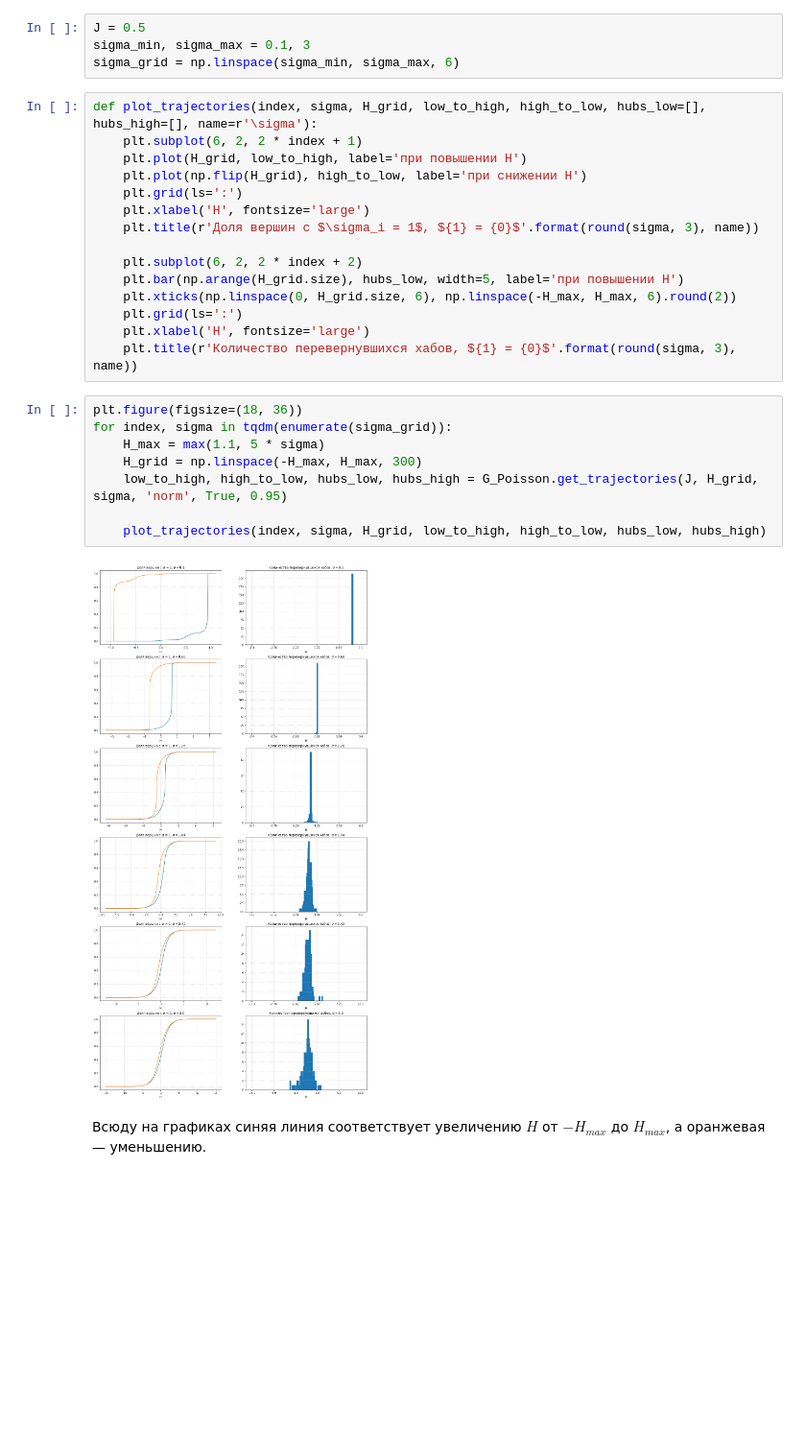
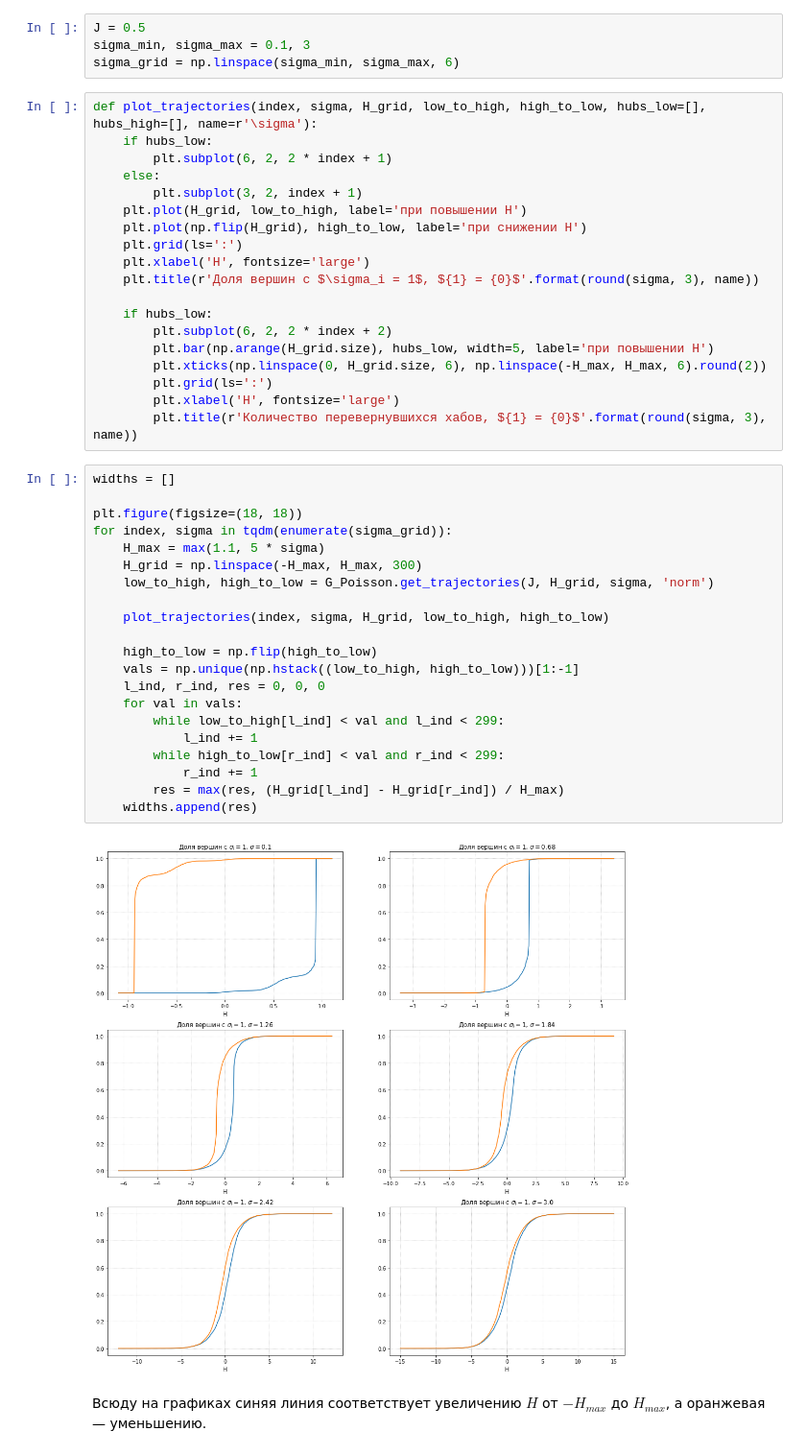
Before and after one commit to alexicon33/Ising-model, a Jupyter notebook: Code/Задача 1 - расширенная версия.ipynb, the cells around one changed output. Shown at 96% size. Saved outputs shown, nothing was run; the diff lists cells and outputs as text; blank space fills up the shorter version.

Commit message:
Added graphs with other hysteresis loop parameters

```diff
--- a/Code/Задача 1 - расширенная версия.ipynb
+++ b/Code/Задача 1 - расширенная версия.ipynb
@@ -70,28 +70,45 @@ sigma_min, sigma_max = 0.1, 3
 sigma_grid = np.linspace(sigma_min, sigma_max, 6)
 # %%
 def plot_trajectories(index, sigma, H_grid, low_to_high, high_to_low, hubs_low=[], hubs_high=[], name=r'\sigma'):
-    plt.subplot(6, 2, 2 * index + 1)
+    if hubs_low:
+        plt.subplot(6, 2, 2 * index + 1)
+    else:
+        plt.subplot(3, 2, index + 1)
     plt.plot(H_grid, low_to_high, label='при повышении H')
     plt.plot(np.flip(H_grid), high_to_low, label='при снижении H')
     plt.grid(ls=':')
     plt.xlabel('H', fontsize='large')
     plt.title(r'Доля вершин с $\sigma_i = 1$, ${1} = {0}$'.format(round(sigma, 3), name))
 
-    plt.subplot(6, 2, 2 * index + 2)
-    plt.bar(np.arange(H_grid.size), hubs_low, width=5, label='при повышении H')
-    plt.xticks(np.linspace(0, H_grid.size, 6), np.linspace(-H_max, H_max, 6).round(2))
-    plt.grid(ls=':')
-    plt.xlabel('H', fontsize='large')
-    plt.title(r'Количество перевернувшихся хабов, ${1} = {0}$'.format(round(sigma, 3), name))
+    if hubs_low:
+        plt.subplot(6, 2, 2 * index + 2)
+        plt.bar(np.arange(H_grid.size), hubs_low, width=5, label='при повышении H')
+        plt.xticks(np.linspace(0, H_grid.size, 6), np.linspace(-H_max, H_max, 6).round(2))
+        plt.grid(ls=':')
+        plt.xlabel('H', fontsize='large')
+        plt.title(r'Количество перевернувшихся хабов, ${1} = {0}$'.format(round(sigma, 3), name))
 # %%
-plt.figure(figsize=(18, 36))
+widths = []
+
+plt.figure(figsize=(18, 18))
 for index, sigma in tqdm(enumerate(sigma_grid)):
     H_max = max(1.1, 5 * sigma)
     H_grid = np.linspace(-H_max, H_max, 300)
-    low_to_high, high_to_low, hubs_low, hubs_high = G_Poisson.get_trajectories(J, H_grid, sigma, 'norm', True, 0.95)
+    low_to_high, high_to_low = G_Poisson.get_trajectories(J, H_grid, sigma, 'norm')
 
-    plot_trajectories(index, sigma, H_grid, low_to_high, high_to_low, hubs_low, hubs_high)
+    plot_trajectories(index, sigma, H_grid, low_to_high, high_to_low)
+
+    high_to_low = np.flip(high_to_low)
+    vals = np.unique(np.hstack((low_to_high, high_to_low)))[1:-1]
+    l_ind, r_ind, res = 0, 0, 0
+    for val in vals:
+        while low_to_high[l_ind] < val and l_ind < 299:
+            l_ind += 1
+        while high_to_low[r_ind] < val and r_ind < 299:
+            r_ind += 1
+        res = max(res, (H_grid[l_ind] - H_grid[r_ind]) / H_max)
+    widths.append(res)
 # %% [output]
-[figure, old version]
+[figure, new version]
 # %% [markdown]
 Всюду на графиках синяя линия соответствует увеличению $H$ от $-H_{max}$ до $H_{max}$, а оранжевая — уменьшению.
```
Also changed, not shown: parts of 7 cells of this notebook, 4 other files.
